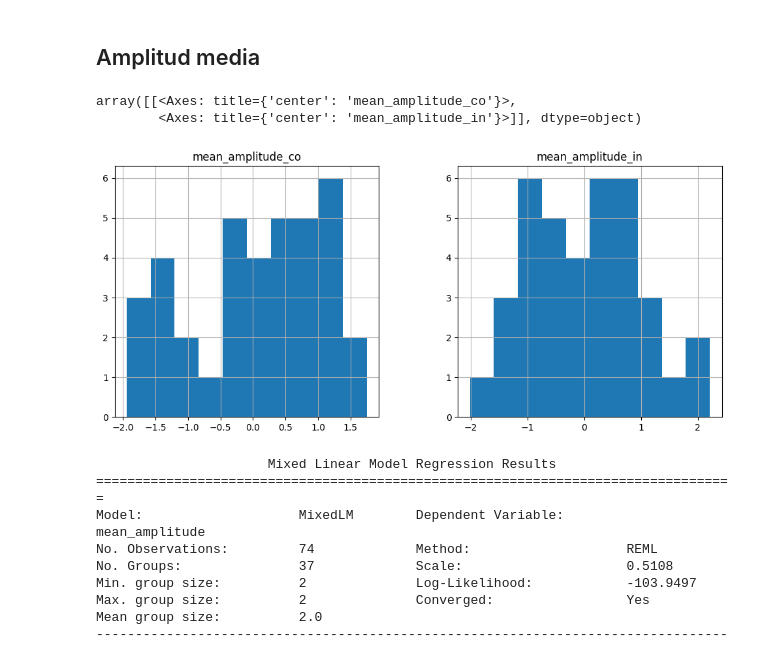
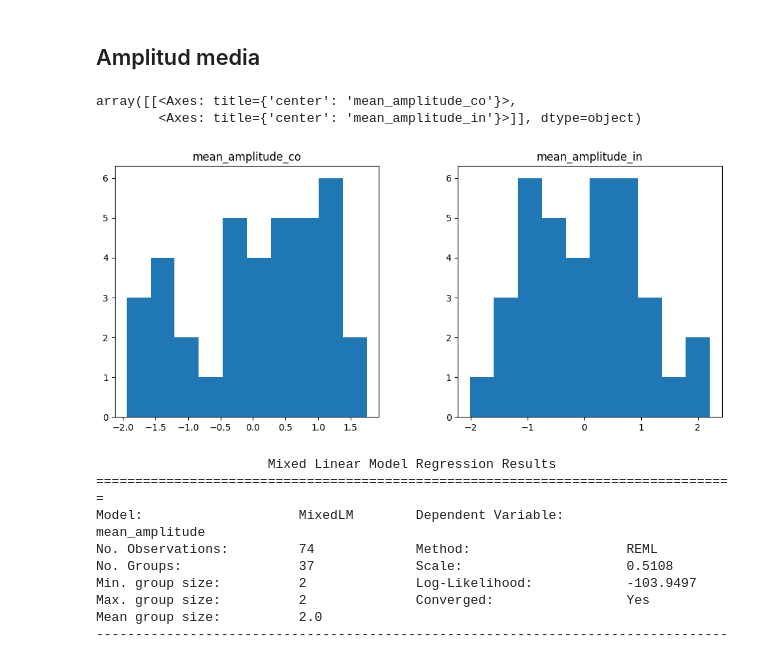
Before and after one commit to jhquiza/iat-eeg, a Jupyter notebook: erp/pruebas-hipotesis.ipynb, the cells around one changed output. Drawn from its saved outputs; the diff is of its cells as text; code cells hidden in the pictures.

```diff
--- a/erp/pruebas-hipotesis.ipynb
+++ b/erp/pruebas-hipotesis.ipynb
@@ -251,11 +251,11 @@ Víctimas (In vs Co):    p-corr = 0.2282
 # %% [markdown]
 ## Amplitud media
 # %%
-data_subjects_erps[['mean_amplitude_co','mean_amplitude_in']].hist(bins=10, figsize=(12, 5))  # noqa: E501
+data_subjects_erps[['mean_amplitude_co','mean_amplitude_in']].hist(bins=10, figsize=(12, 5), grid=False)  # noqa: E501
 # %% [output]
 array([[<Axes: title={'center': 'mean_amplitude_co'}>,
         <Axes: title={'center': 'mean_amplitude_in'}>]], dtype=object)
-[figure, old version]
+[figure, new version]
 # %%
 # 2. Transformar de formato ancho (wide) a largo (long)
 # Esto es necesario para tratar "mean_amplitude_co" y "mean_amplitude_in" como niveles de un factor  # noqa: E501
```
Also changed, not shown: parts of 15 cells of this notebook, 1 other file.
